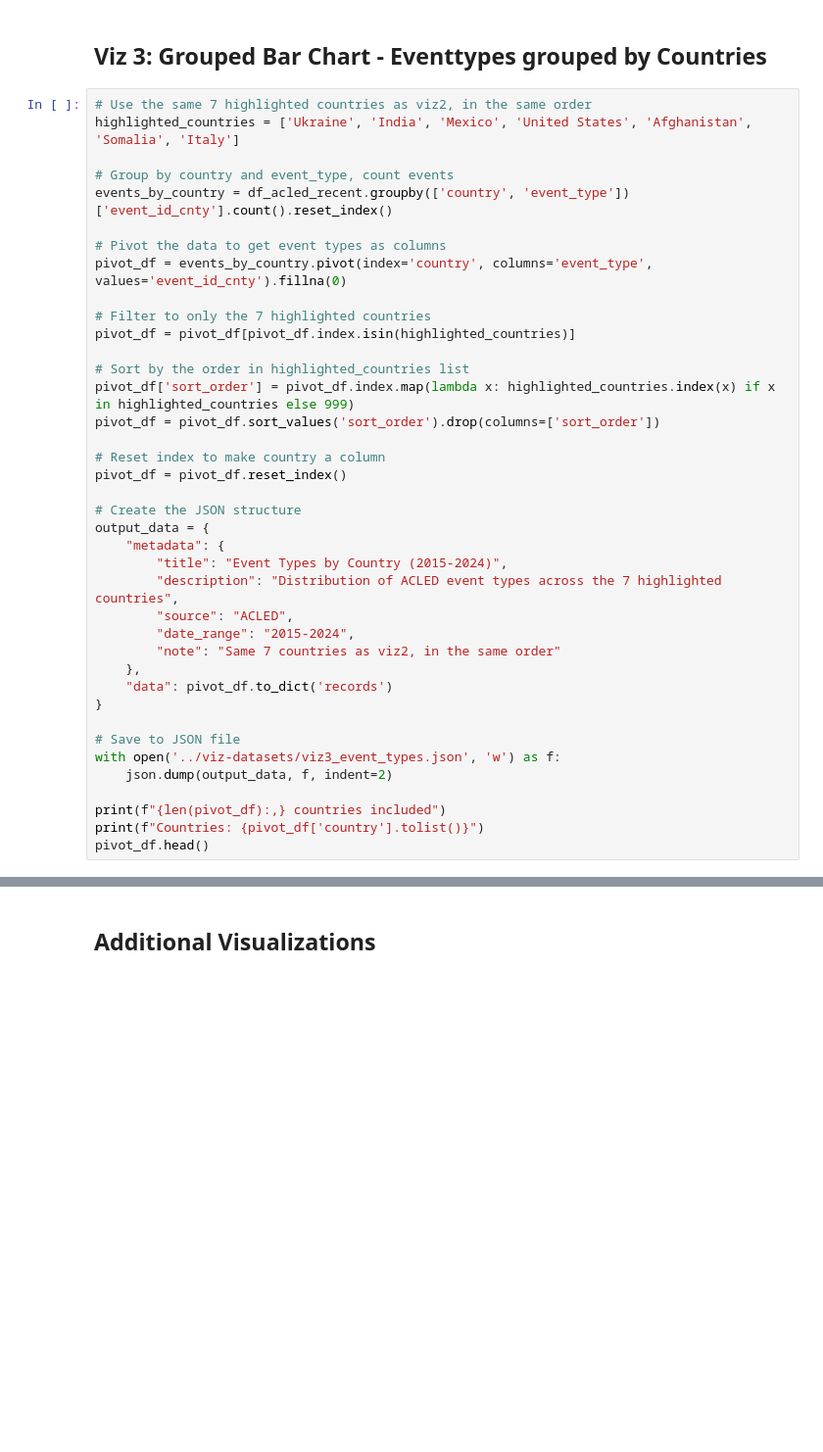
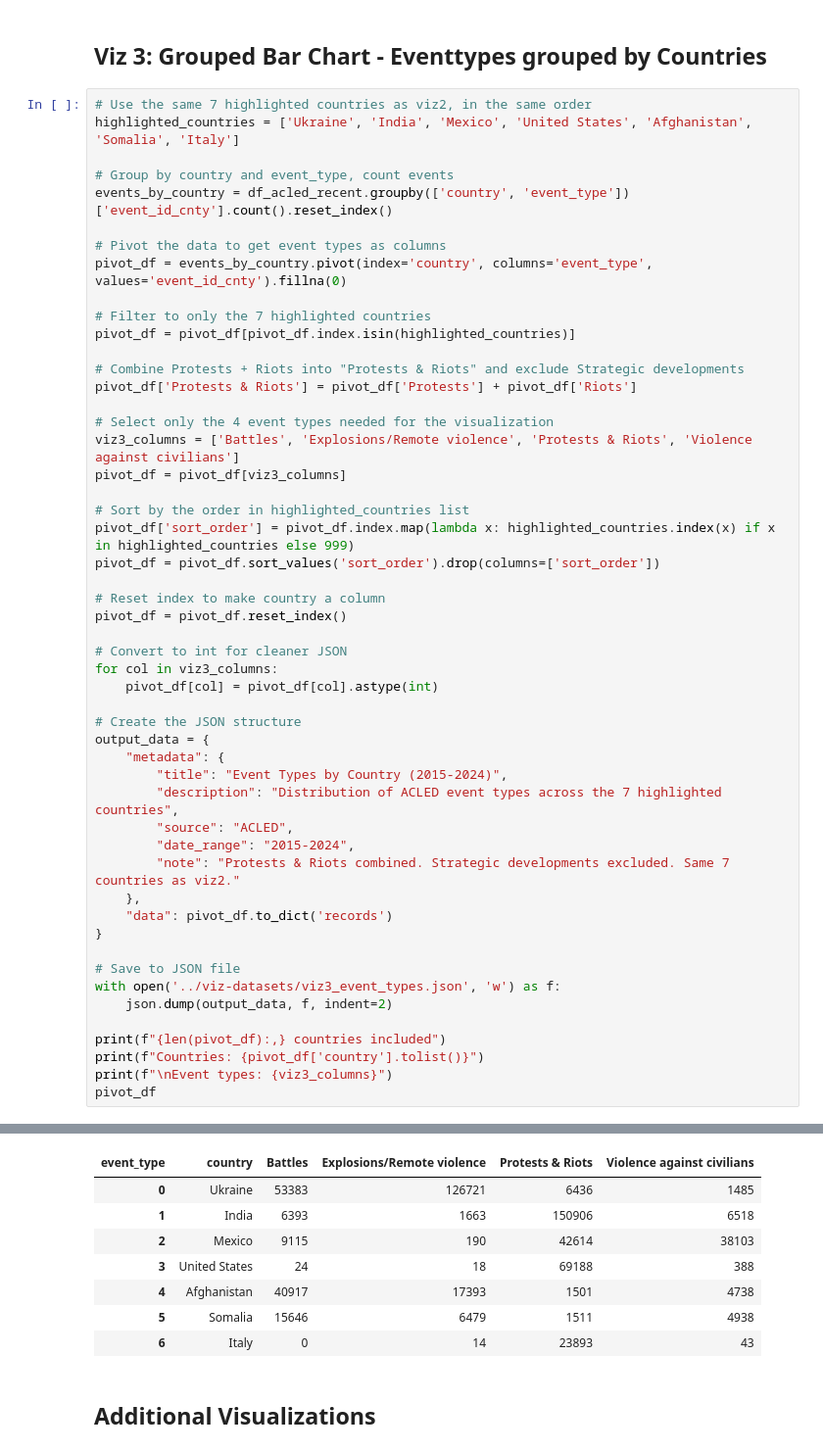
Before and after one commit to unige-vizis/vizis, a Jupyter notebook: data-processing/notebooks/week1-visualisations.ipynb, the cells around one changed output, grey strips where cells are left out. Shown: that part at 98% size. Saved outputs shown, nothing was run; the diff lists cells and outputs as text; blank space fills up the shorter version.

```diff
--- a/data-processing/notebooks/week1-visualisations.ipynb
+++ b/data-processing/notebooks/week1-visualisations.ipynb
@@ -183,12 +191,23 @@ pivot_df = events_by_country.pivot(index='country', columns='event_type', values
 # Filter to only the 7 highlighted countries
 pivot_df = pivot_df[pivot_df.index.isin(highlighted_countries)]
 
+# Combine Protests + Riots into "Protests & Riots" and exclude Strategic developments
+pivot_df['Protests & Riots'] = pivot_df['Protests'] + pivot_df['Riots']
+
+# Select only the 4 event types needed for the visualization
+viz3_columns = ['Battles', 'Explosions/Remote violence', 'Protests & Riots', 'Violence against civilians']
+pivot_df = pivot_df[viz3_columns]
+
 # Sort by the order in highlighted_countries list
 pivot_df['sort_order'] = pivot_df.index.map(lambda x: highlighted_countries.index(x) if x in highlighted_countries else 999)
 pivot_df = pivot_df.sort_values('sort_order').drop(columns=['sort_order'])
 
 # Reset index to make country a column
 pivot_df = pivot_df.reset_index()
+
+# Convert to int for cleaner JSON
+for col in viz3_columns:
+    pivot_df[col] = pivot_df[col].astype(int)
 
 # Create the JSON structure
 output_data = {
@@ -197,7 +216,7 @@ output_data = {
         "description": "Distribution of ACLED event types across the 7 highlighted countries",
         "source": "ACLED",
         "date_range": "2015-2024",
-        "note": "Same 7 countries as viz2, in the same order"
+        "note": "Protests & Riots combined. Strategic developments excluded. Same 7 countries as viz2."
     },
     "data": pivot_df.to_dict('records')
 }
@@ -208,4 +227,6 @@ with open('../viz-datasets/viz3_event_types.json', 'w') as f:
 
 print(f"{len(pivot_df):,} countries included")
 print(f"Countries: {pivot_df['country'].tolist()}")
-pivot_df.head()
+print(f"\nEvent types: {viz3_columns}")
+pivot_df
+# %% [output]
@@ -212,3 +237,11 @@ pivot_df.head()
+| event_type | country | Battles | Explosions/Remote violence | Protests & Riots | Violence against civilians |
+| 0 | Ukraine | 53383 | 126721 | 6436 | 1485 |
+| 1 | India | 6393 | 1663 | 150906 | 6518 |
+| 2 | Mexico | 9115 | 190 | 42614 | 38103 |
+| 3 | United States | 24 | 18 | 69188 | 388 |
+| 4 | Afghanistan | 40917 | 17393 | 1501 | 4738 |
+| 5 | Somalia | 15646 | 6479 | 1511 | 4938 |
+| 6 | Italy | 0 | 14 | 23893 | 43 |
 # %% [markdown]
 ## Additional Visualizations
 # %%
```
Also changed, not shown: parts of 7 cells of this notebook, 15 other files.
